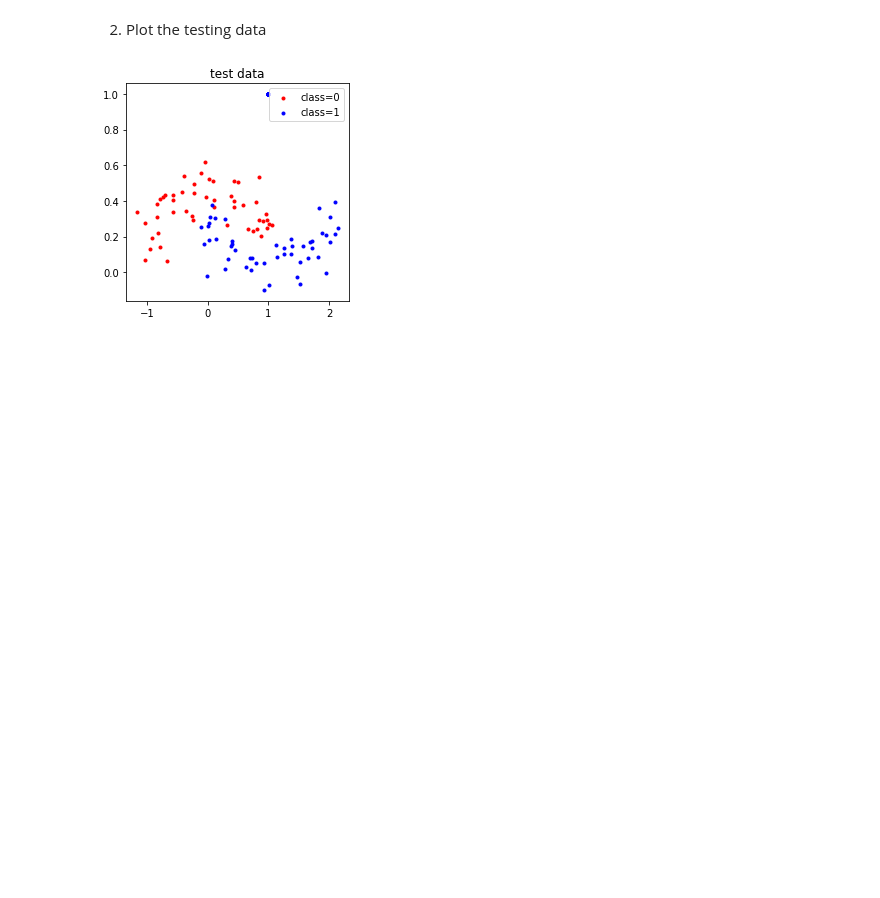
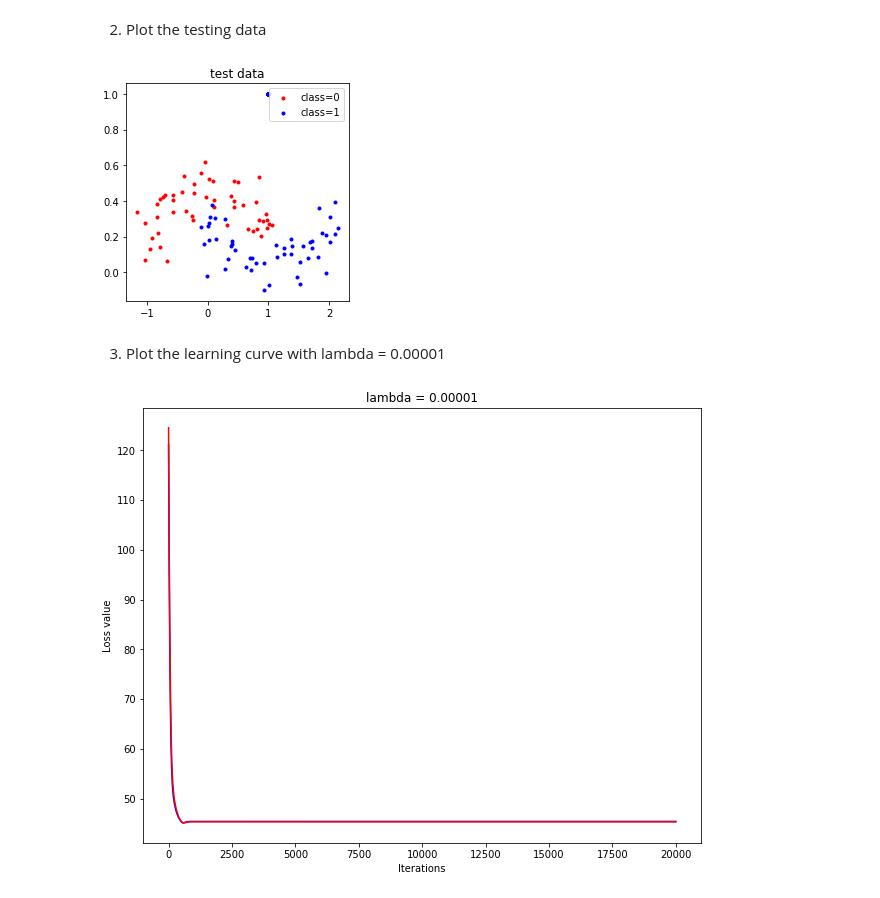
Before and after one commit to insu0929/mlproject, a Jupyter notebook: assign06_20140313.ipynb, the cells around one changed output. Cells and saved outputs as stored; diff of their text form; code cells hidden in the pictures; blank space fills up the shorter version.

Commit message:
3. plot the learning curve tr1

```diff
--- a/assign06_20140313.ipynb
+++ b/assign06_20140313.ipynb
@@ -58,0 +65,27 @@ max_iter = 10000
+# %%
+import random
+
+X_train = np.ones([number_data_train, 100])
+X_test = np.ones([number_data_test, 100])
+
+for k in range(100):
+    i = int(k / 10)
+    j = k % 10
+    X_train[:, k] = np.multiply(x1_train**i, x2_train**j)
+    X_test[:, k] = np.multiply(x1_test**i, x2_test**j)
+
+w_init = np.random.rand(100, 1).reshape(100,1)
+tau = 3e-2
+max_iter = 20000
+# %%
+#m1 : lambda = 0.00001
+#m2 : lambda = 0.0001
+#m3 : lambda = 0.001
+#m4 : lambda = 0.01
+
+train_w = [0, 0, 0, 0, 0]
+train_L_iters = [0, 0, 0, 0, 0]
+test_L_iters = [0, 0, 0, 0, 0]
+
+for i in range(5):
+    train_w[4-i], train_L_iters[4-i], test_L_iters[4-i] = grad_desc(X_train, X_test, y_train, y_test, w_init, tau, max_iter, 0.1*(0.1**i))
@@ -78,3 +117,15 @@ plt.legend()
 plt.show()
 # %% [output]
 [figure]
+# %% [markdown]
+3. Plot the learning curve with lambda = 0.00001
+# %%
+plt. figure(3, figsize=(10,8))
+plt.plot(np.array(range(max_iter)), train_L_iters[4], c = 'blue', label = 'training')
+plt.plot(np.array(range(max_iter)), test_L_iters[4], c = 'red', label = 'testing')
+plt.title('lambda = 0.00001')
+plt.xlabel('Iterations')
+plt.ylabel('Loss value')
+plt.show()
+# %% [output]
+[figure, added]
```
Also changed, not shown: parts of 6 cells of this notebook.
